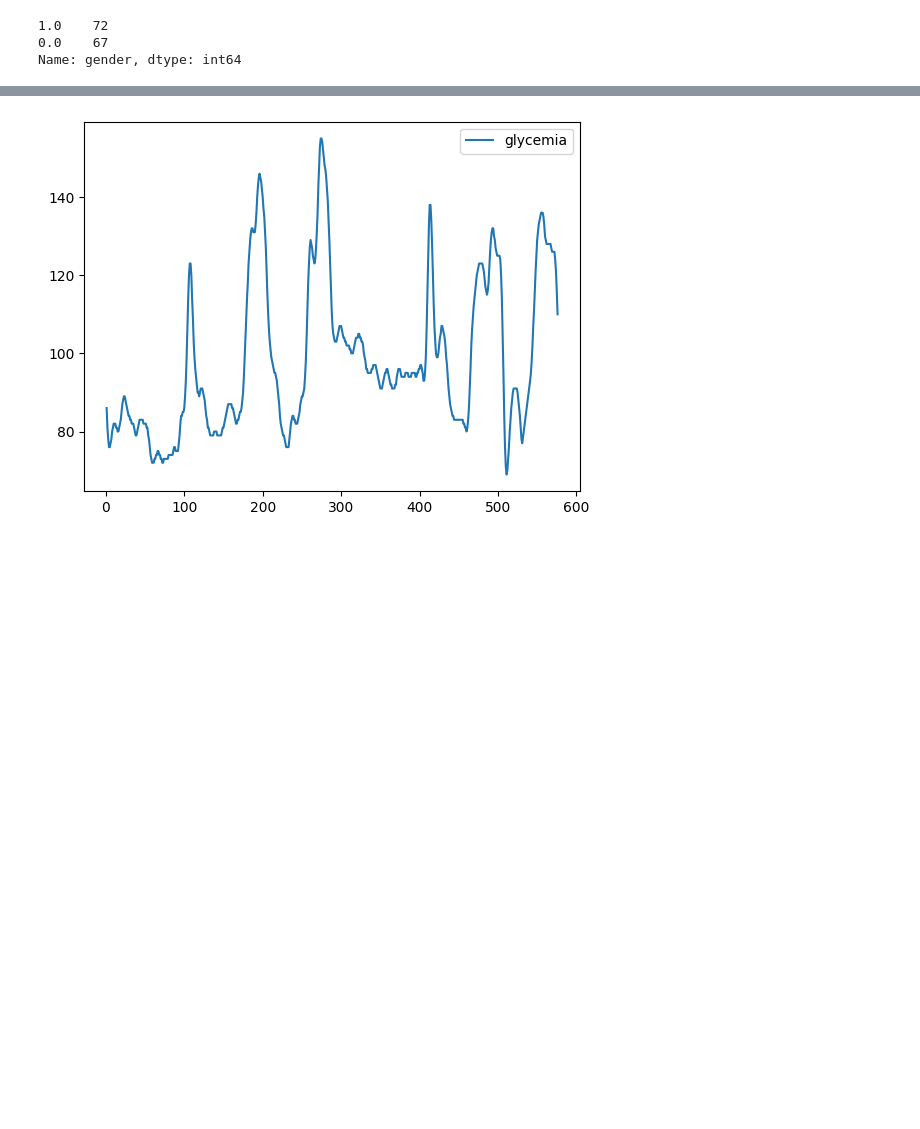
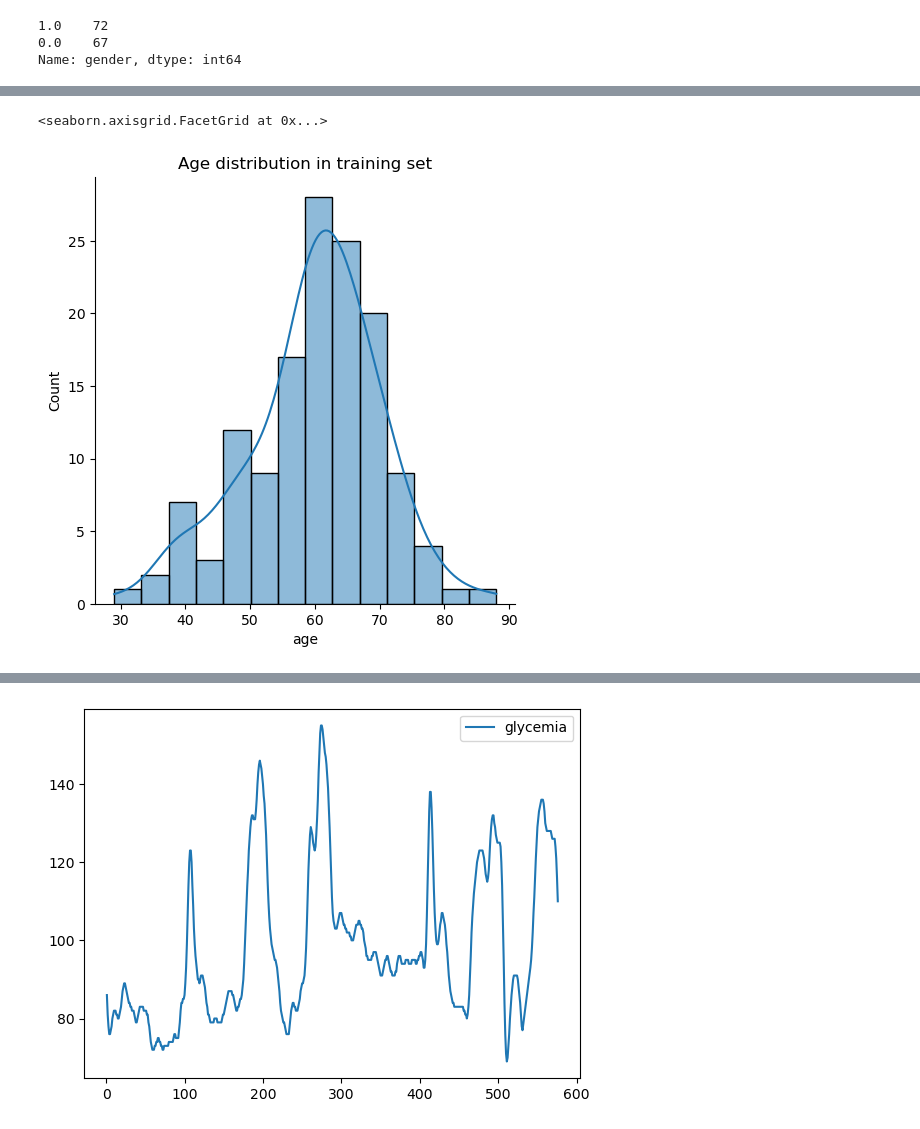
Before and after one commit to AlexandreChaussard/Datacamp-Project, a Jupyter notebook: DT2_starting_kit.ipynb, the cells around one changed output, grey strips where cells are left out. Drawn from its saved outputs; the diff is of its cells as text; code cells hidden in the pictures; blank space fills up the shorter version.

```diff
--- a/DT2_starting_kit.ipynb
+++ b/DT2_starting_kit.ipynb
@@ -50,3 +51,5 @@ This starting kit requires the following dependencies:
 The data are available in the `data` source folder.
 # %% [markdown]
 ### Explore the dataset
+# %%
+plt.rcParams["figure.figsize"] = (4, 3)
@@ -88,0 +111,6 @@ etc...
+# %%
+p = sns.displot(data=X_train, x='age', kind="hist", kde=True)
+p.set(title="Age distribution in training set")
+# %% [output]
+<seaborn.axisgrid.FacetGrid at 0x...>
+[figure, added]
```
Also changed, not shown: parts of 21 cells of this notebook, 1 other file.
